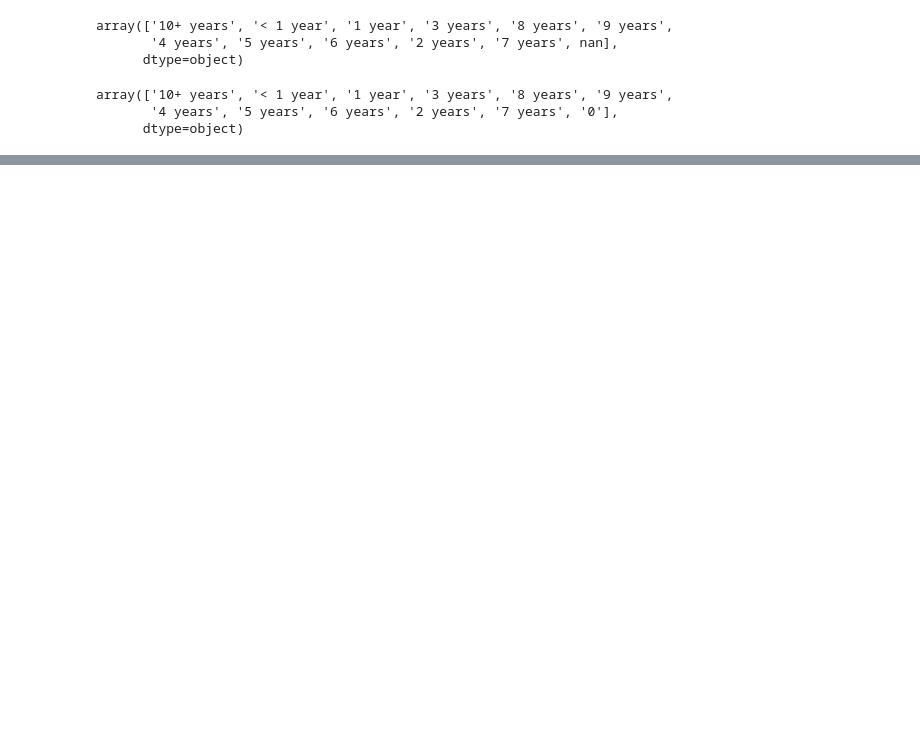
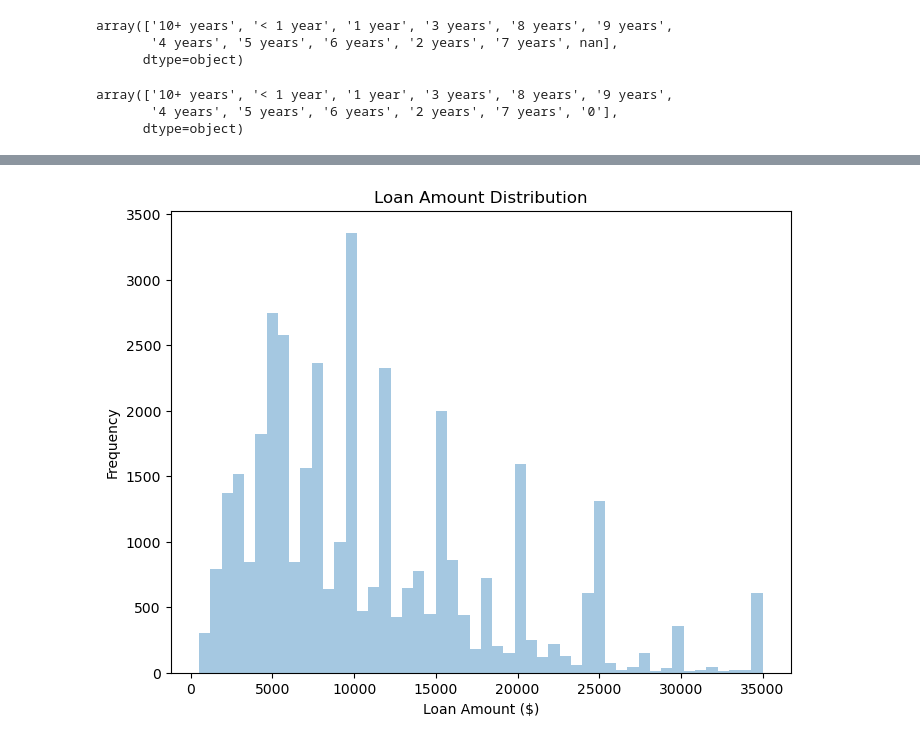
Before and after one commit to kajalmahata123/Lending-Club-Case-Study, a Jupyter notebook: Lending Club Case Study.ipynb, the cells around one changed output, grey strips where cells are left out. Drawn from its saved outputs; the diff is of its cells as text; code cells hidden in the pictures; blank space fills up the shorter version.

```diff
--- a/Lending Club Case Study.ipynb
+++ b/Lending Club Case Study.ipynb
@@ -605,0 +545,7 @@ dtype: int64
+# %%
+df['revol_util'] = df['revol_util'].str.replace('%', '').astype(float)
+# %%
+df['issue_d'] =  pd.to_datetime(df['issue_d'], format='%b-%y')
+df['last_pymnt_d'] = pd.to_datetime(df['last_pymnt_d'], format='%b-%y')
+df['last_credit_pull_d'] = pd.to_datetime(df['last_credit_pull_d'], format='%b-%y')
+df['earliest_cr_line'] = pd.to_datetime(df['earliest_cr_line'], format='%b-%y')
@@ -605,0 +574,2 @@ dtype: int64
+# %%
+df['loan_verified'] = np.where(df['verification_status'].isin(['Verified', 'Source Verified']), 1, 0)
@@ -605,0 +593,2 @@ dtype: int64
+# %%
+df['emp_length']=df['emp_length'].apply(clean_emp_length).astype(float)
@@ -605,0 +624,11 @@ dtype: int64
+# %%
+# Univariate analysis
+# loan_amnt
+plt.figure(figsize=(8,6))
+sns.distplot(df['loan_amnt'], kde=False)
+plt.title('Loan Amount Distribution')
+plt.xlabel('Loan Amount ($)')
+plt.ylabel('Frequency')
+plt.show()
+# %% [output]
+[figure, added]
```
Also changed, not shown: parts of 89 cells of this notebook.
